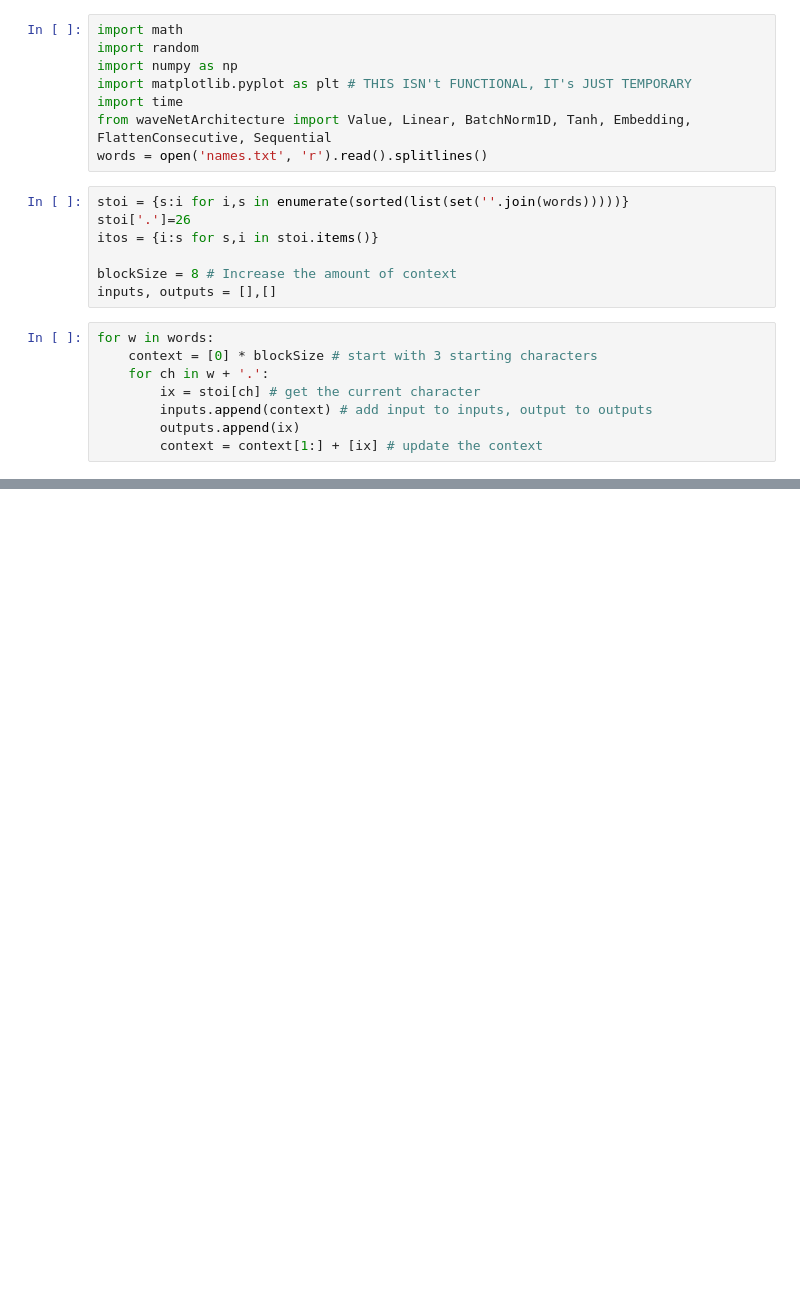
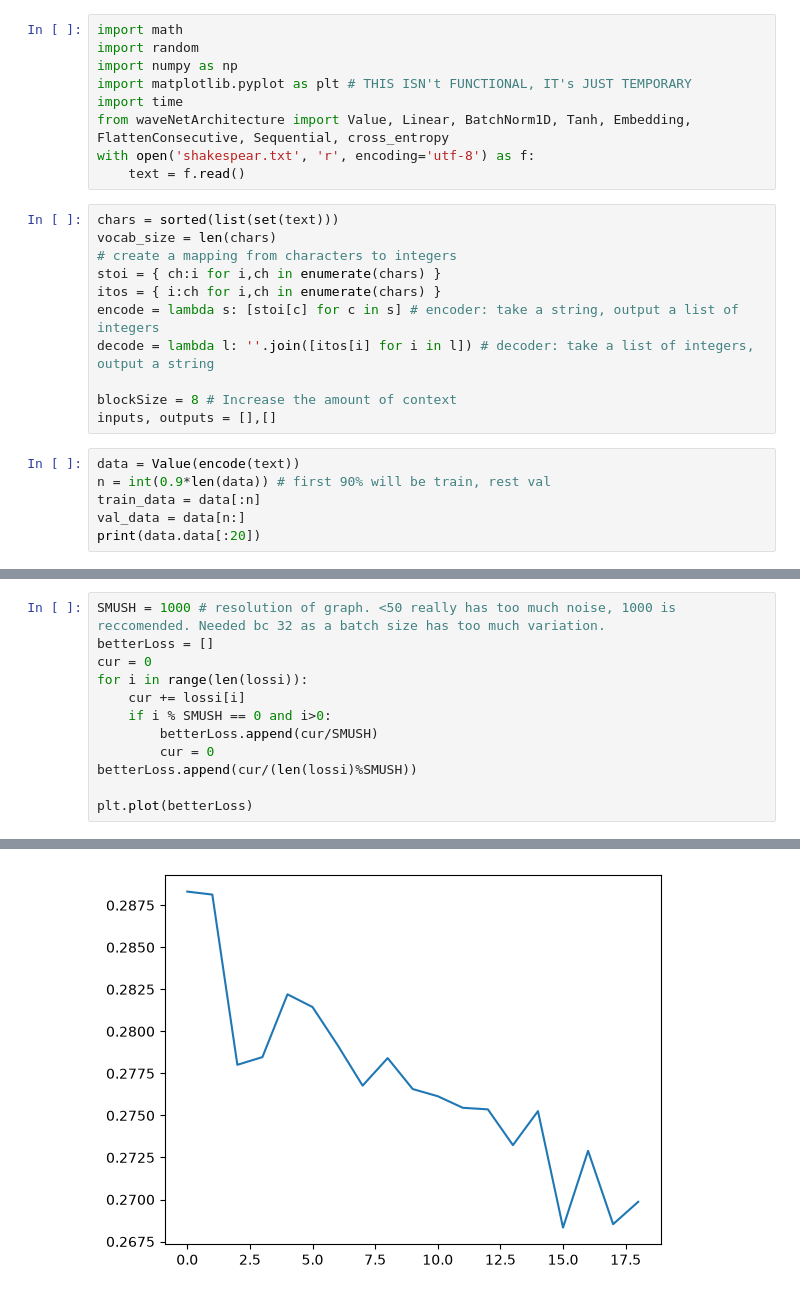
Before and after one commit to Luchik28/BadGPT, a Jupyter notebook: GPT.ipynb, the cells around one changed output, grey strips where cells are left out. Drawn from its saved outputs; the diff is of its cells as text; blank space fills up the shorter version.

Commit message:
shakespearGPT (trained Wavenet on shakespear instead of names)

```diff
--- a/GPT.ipynb
+++ b/GPT.ipynb
@@ -4,20 +4,23 @@ import random
 import numpy as np
 import matplotlib.pyplot as plt # THIS ISN't FUNCTIONAL, IT's JUST TEMPORARY
 import time
-from waveNetArchitecture import Value, Linear, BatchNorm1D, Tanh, Embedding, FlattenConsecutive, Sequential
-words = open('names.txt', 'r').read().splitlines()
+from waveNetArchitecture import Value, Linear, BatchNorm1D, Tanh, Embedding, FlattenConsecutive, Sequential, cross_entropy
+with open('shakespear.txt', 'r', encoding='utf-8') as f:
+    text = f.read()
 # %%
-stoi = {s:i for i,s in enumerate(sorted(list(set(''.join(words)))))}
-stoi['.']=26
-itos = {i:s for s,i in stoi.items()}
+chars = sorted(list(set(text)))
+vocab_size = len(chars)
+# create a mapping from characters to integers
+stoi = { ch:i for i,ch in enumerate(chars) }
+itos = { i:ch for i,ch in enumerate(chars) }
+encode = lambda s: [stoi[c] for c in s] # encoder: take a string, output a list of integers
+decode = lambda l: ''.join([itos[i] for i in l]) # decoder: take a list of integers, output a string
 
 blockSize = 8 # Increase the amount of context
 inputs, outputs = [],[]
 # %%
-for w in words:
-    context = [0] * blockSize # start with 3 starting characters
-    for ch in w + '.':
-        ix = stoi[ch] # get the current character
-        inputs.append(context) # add input to inputs, output to outputs
-        outputs.append(ix)
-        context = context[1:] + [ix] # update the context
+data = Value(encode(text))
+n = int(0.9*len(data)) # first 90% will be train, rest val
+train_data = data[:n]
+val_data = data[n:]
+print(data.data[:20])
@@ -58,0 +105,13 @@ print(sum(p.data.size for p in parameters)) # number of parameters in total
+# %%
+SMUSH = 1000 # resolution of graph. <50 really has too much noise, 1000 is reccomended. Needed bc 32 as a batch size has too much variation.
+betterLoss = []
+cur = 0
+for i in range(len(lossi)):
+    cur += lossi[i]
+    if i % SMUSH == 0 and i>0:
+        betterLoss.append(cur/SMUSH)
+        cur = 0
+betterLoss.append(cur/(len(lossi)%SMUSH))
+
+plt.plot(betterLoss)
+# %% [output]
@@ -58,0 +119 @@ print(sum(p.data.size for p in parameters)) # number of parameters in total
+[figure, added]
```
Also changed, not shown: parts of 6 cells of this notebook, 1 other file.
